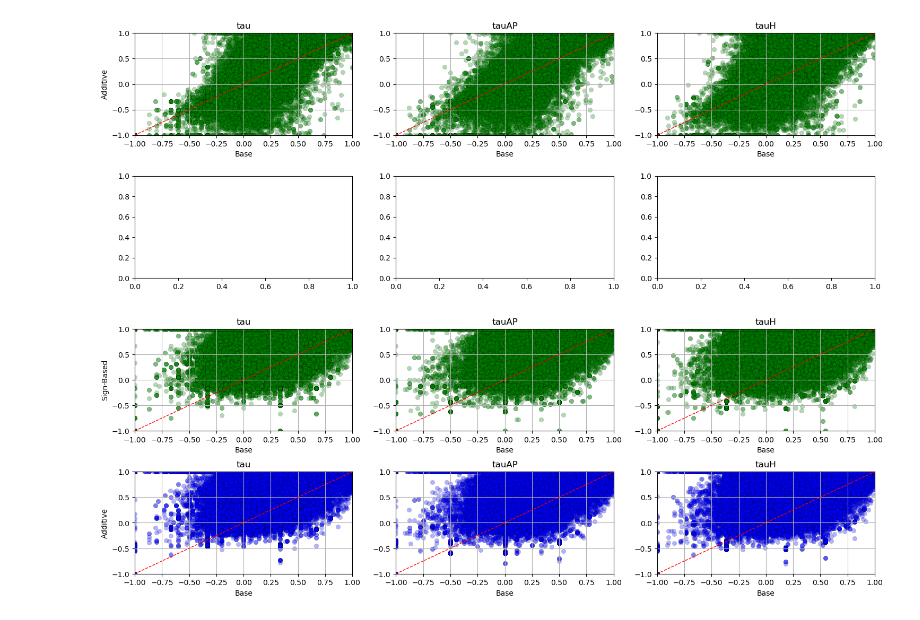
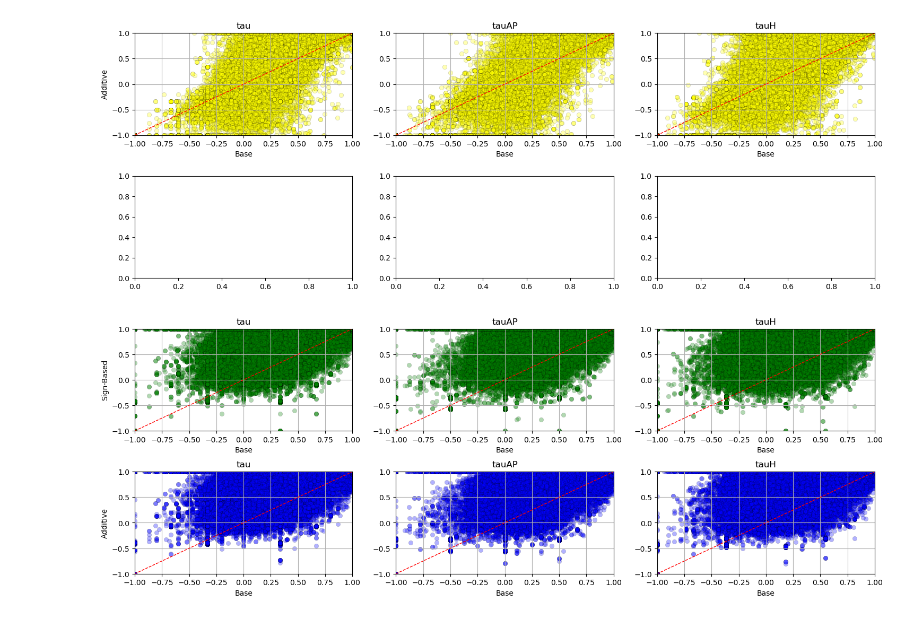
Before and after one commit to avezzuto1/CSE3000-Coefficients, a Jupyter notebook: graphs.ipynb, the cells around one changed output. Saved outputs shown, nothing was run; the diff lists cells and outputs as text; code cells hidden in the pictures.

```diff
--- a/graphs.ipynb
+++ b/graphs.ipynb
@@ -18,47 +18,35 @@ for folder in folders:
     parsed_data = df.map(lambda x: ast.literal_eval(x) if isinstance(x, str) else x)
 
     for key in all_data:
         all_data[key].extend(parsed_data[key])
 
 methods = ["Base", "Additive"]
 colors = ["lightblue", "lightgreen", "lightcoral"]
 variants = ["tau", "tauAP", "tauH"]
 
 fig, axes = plt.subplots(2, 3, figsize=(18, 6))
 
 for idx, variant in enumerate(variants):
     base = all_data[variant]
     additive = all_data[f"{variant}_dw"]
     # multiplicative = all_data[f"{variant}_mw"]
     #
     ax_add = axes[0, idx]
     base_add, additive_filtered = zip(*[(b, a) for b, a in zip(base, additive) if a != 0])
-    ax_add.scatter(base_add, additive_filtered, alpha=0.3, color="green", edgecolor='black', linewidth=0.3)
+    ax_add.scatter(base_add, additive_filtered, alpha=0.3, color="yellow", edgecolor='black', linewidth=0.3)
     ax_add.plot([-1, 1], [-1, 1], linestyle='--', color='red', linewidth=1)
     ax_add.set_title(f"{variant}")
     ax_add.set_xlim(-1, 1)
     ax_add.set_ylim(-1, 1)
     if idx == 0:
         ax_add.set_ylabel("Additive")
     ax_add.set_xlabel("Base")
     ax_add.grid(True)
 
-    # ax_mult = axes[1, idx]
-    # base_mult, multiplicative_filtered = zip(*[(b, m) for b, m in zip(base, multiplicative) if m != 0])
-    # ax_mult.scatter(base_mult, multiplicative_filtered, alpha=0.3, color="blue", edgecolor='black', linewidth=0.3)
-    # ax_mult.plot([-1, 1], [-1, 1], linestyle='--', color='red', linewidth=1)
-    # ax_mult.set_title(f"{variant}")
-    # ax_mult.set_xlim(-1, 1)
-    # ax_mult.set_ylim(-1, 1)
-    # if idx == 0:
-    #     ax_mult.set_ylabel("Multiplicative")
-    # ax_mult.set_xlabel("Base")
-    # ax_mult.grid(True)
-
 plt.subplots_adjust(hspace=0.4)
 plt.show()
 # %% [output]
-[figure, old version]
+[figure, new version]
 # %%
 folders = ['2010', '2011', '2012', '2013', '2014']
 
```
Also changed, not shown: parts of 3 cells of this notebook, 7 other files.
